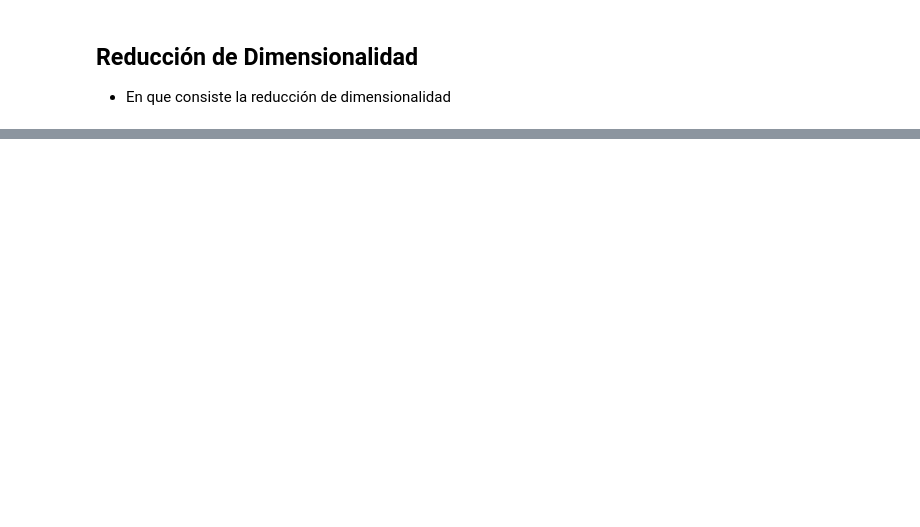
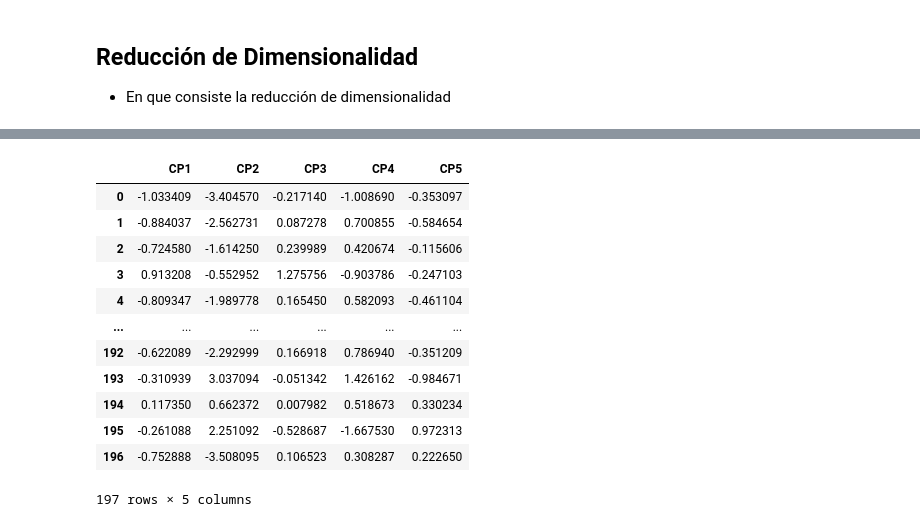
Before and after one commit to lecuevasp/Portafolio, a Jupyter notebook: pib_wb.ipynb, the cells around one changed output, grey strips where cells are left out. Saved outputs shown, nothing was run; the diff lists cells and outputs as text; code cells hidden in the pictures; blank space fills up the shorter version.

```diff
--- a/pib_wb.ipynb
+++ b/pib_wb.ipynb
@@ -216,0 +240,7 @@ df_std = pd.DataFrame(data_std, columns=paises_wb.columns)
+# %%
+from sklearn.decomposition import PCA
+
+pca = PCA()
+pca.fit(X_std)
+
+pca.explained_variance_ratio_
@@ -216,0 +259,7 @@ df_std = pd.DataFrame(data_std, columns=paises_wb.columns)
+# %%
+# Seleccionar 5 componentes
+pca_5 = PCA(n_components=5)
+X_std_pca = pca_5.fit_transform(X_std)
+
+X_std_pca = pd.DataFrame(X_std_pca, columns=['CP1', 'CP2', 'CP3', 'CP4', 'CP5'])
+X_std_pca.head()
@@ -216,0 +283,16 @@ df_std = pd.DataFrame(data_std, columns=paises_wb.columns)
+# %%
+X_std_pca
+# %% [output]
+|  | CP1 | CP2 | CP3 | CP4 | CP5 |
+| 0 | -1.033409 | -3.404570 | -0.217140 | -1.008690 | -0.353097 |
+| 1 | -0.884037 | -2.562731 | 0.087278 | 0.700855 | -0.584654 |
+| 2 | -0.724580 | -1.614250 | 0.239989 | 0.420674 | -0.115606 |
+| 3 | 0.913208 | -0.552952 | 1.275756 | -0.903786 | -0.247103 |
+| 4 | -0.809347 | -1.989778 | 0.165450 | 0.582093 | -0.461104 |
+| ... | ... | ... | ... | ... | ... |
+| 192 | -0.622089 | -2.292999 | 0.166918 | 0.786940 | -0.351209 |
+| 193 | -0.310939 | 3.037094 | -0.051342 | 1.426162 | -0.984671 |
+| 194 | 0.117350 | 0.662372 | 0.007982 | 0.518673 | 0.330234 |
+| 195 | -0.261088 | 2.251092 | -0.528687 | -1.667530 | 0.972313 |
+| 196 | -0.752888 | -3.508095 | 0.106523 | 0.308287 | 0.222650 |
+197 rows × 5 columns
```
Also changed, not shown: parts of 9 cells of this notebook.
